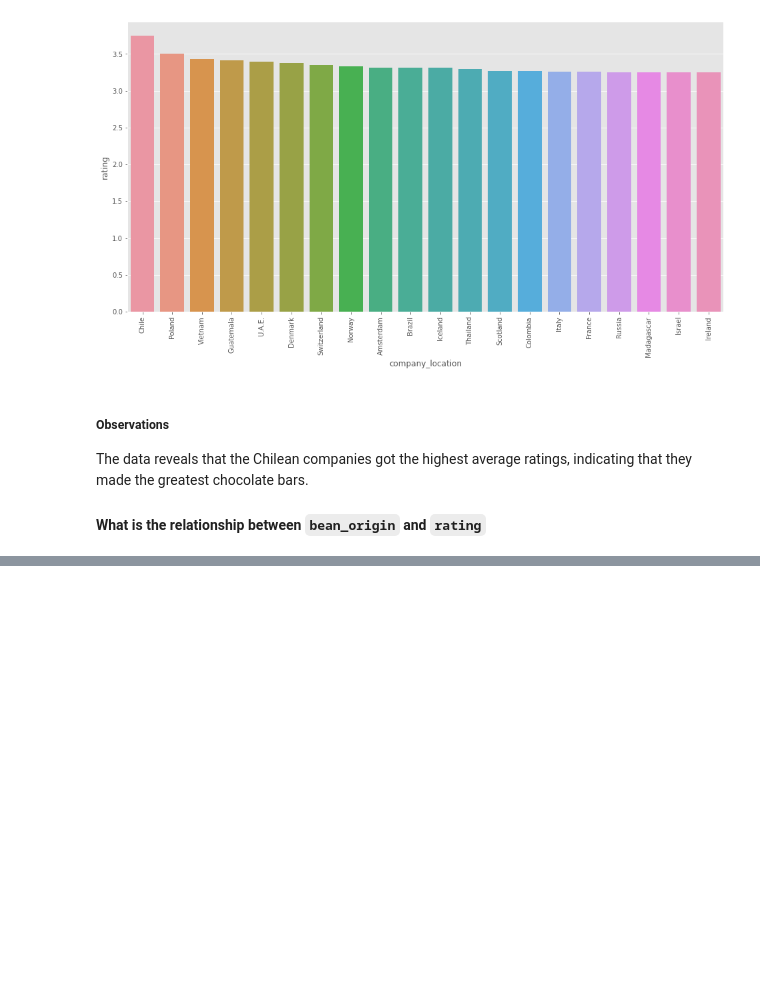
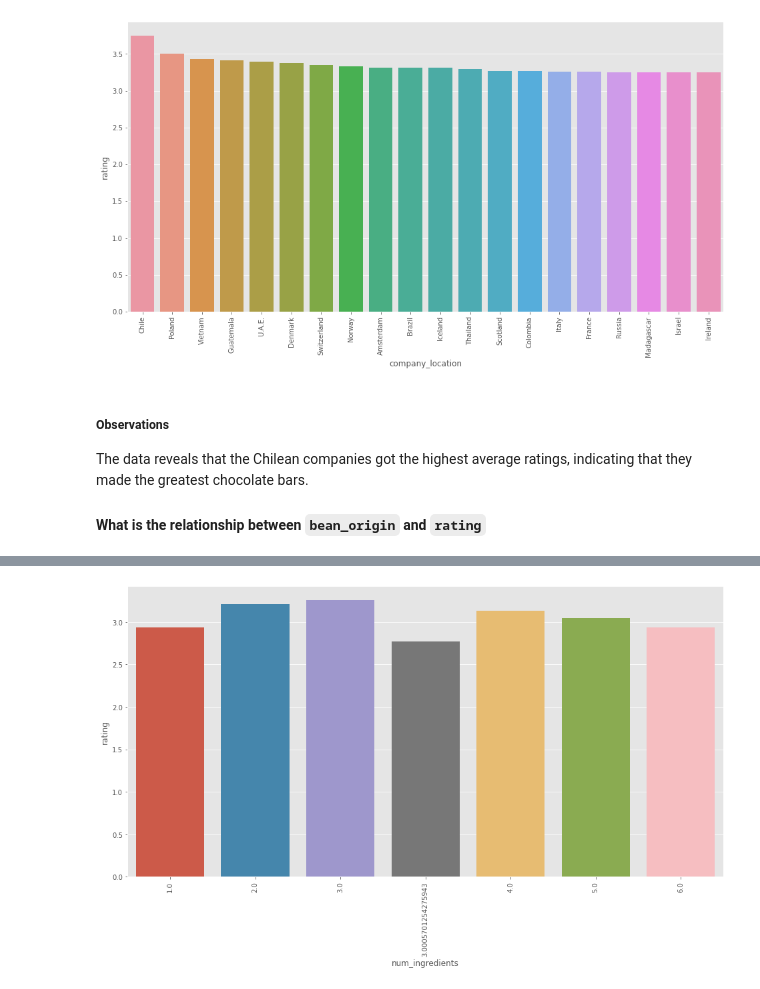
Before and after one commit to janejeshen/Best-chocolate-bars, a Jupyter notebook: Chocolate analysis.ipynb, the cells around one changed output, grey strips where cells are left out. Saved outputs shown, nothing was run; the diff lists cells and outputs as text; code cells hidden in the pictures; blank space fills up the shorter version.

```diff
--- a/Chocolate analysis.ipynb
+++ b/Chocolate analysis.ipynb
@@ -602,0 +668,10 @@ Index(['id', 'manufacturer', 'company_location', 'year_reviewed',
+# %%
+num_ingredients_rating= (
+    df_chocs
+    .groupby('num_ingredients')
+    .rating.mean()
+    .reset_index()
+    .sort_values(by ='rating',ascending=False)
+)
+
+num_ingredients_rating
@@ -602,0 +687,7 @@ Index(['id', 'manufacturer', 'company_location', 'year_reviewed',
+# %%
+plt.figure(figsize=(16,8))
+sns.barplot(data=num_ingredients_rating,x='num_ingredients',y='rating')
+plt.xticks(rotation=90)
+plt.show()
+# %% [output]
+[figure, added]
```
Also changed, not shown: parts of 20 cells of this notebook.
